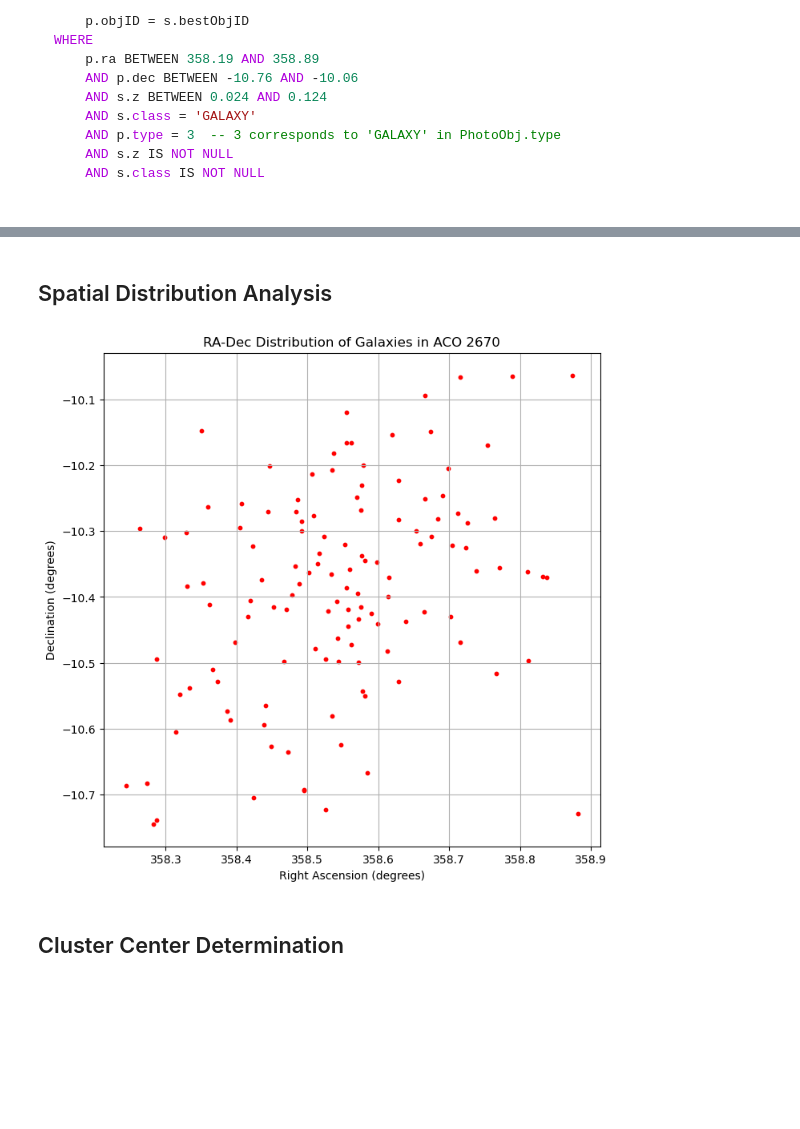
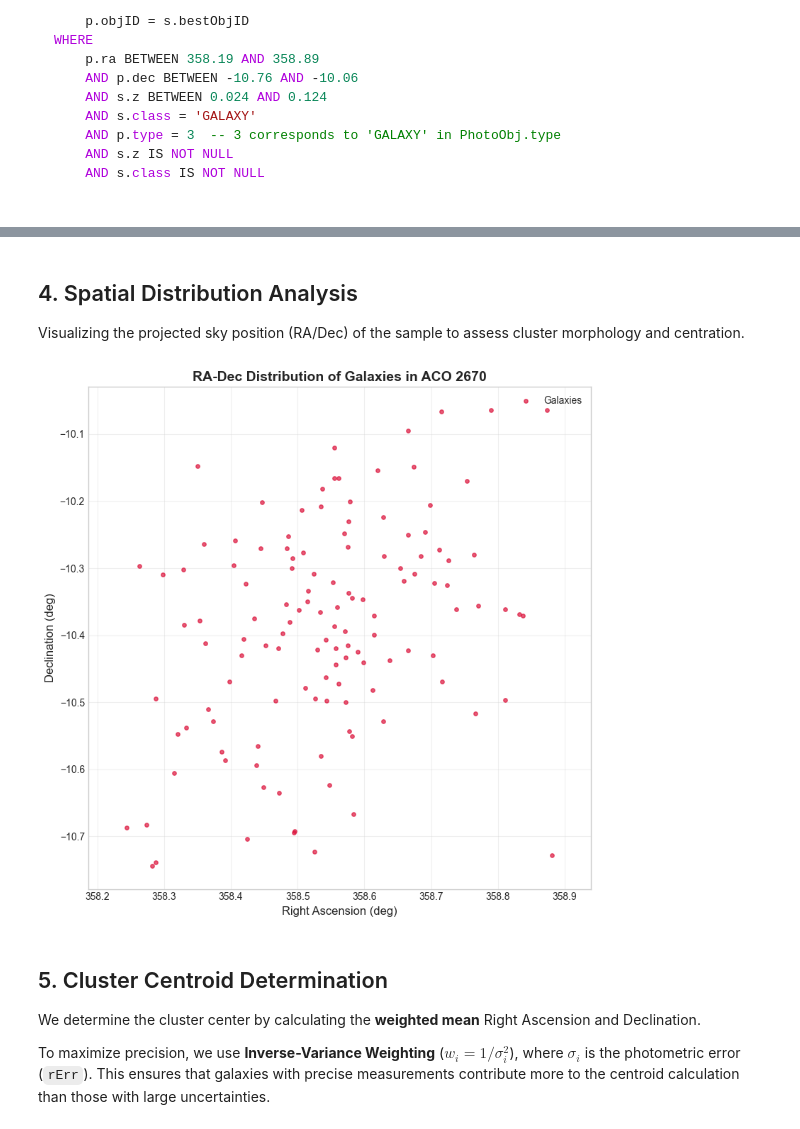
Before and after one commit to JacksonFergusonDev/Data-Science-Portfolio, a Jupyter notebook: astrophysics/aco_2670_dark_matter_analysis.ipynb, the cells around one changed output, grey strips where cells are left out. Cells and saved outputs as stored; diff of their text form; code cells hidden in the pictures; blank space fills up the shorter version.

```diff
--- a/astrophysics/aco_2670_dark_matter_analysis.ipynb
+++ b/astrophysics/aco_2670_dark_matter_analysis.ipynb
@@ -78,22 +147,45 @@ Number of member galaxies: 126
 # %% [markdown]
-## Spatial Distribution Analysis
+## 4. Spatial Distribution Analysis
+Visualizing the projected sky position (RA/Dec) of the sample to assess cluster morphology and centration.
 # %%
-# Step 2
+def plot_sky_distribution(ra_data, dec_data, title="Galaxy Distribution"):
+    """
+    Plots the 2D spatial distribution of galaxies.
 
-# Create the plot
-plt.figure(figsize=(8, 8))
-plt.scatter(member_galaxies["ra"], member_galaxies["dec"], color='red', s=10)
+    Parameters
+    ----------
+    ra_data : array-like
+        Right Ascension coordinates.
+    dec_data : array-like
+        Declination coordinates.
+    title : str
+        Plot title.
+    """
+    plt.figure(figsize=(8, 8))
 
-# Formatting
-plt.xlabel("Right Ascension (degrees)")
-plt.ylabel("Declination (degrees)")
-plt.title("RA-Dec Distribution of Galaxies in ACO 2670")
-plt.grid(True)
+    # Plot galaxy positions
+    plt.scatter(ra_data, dec_data, color='crimson', s=15, alpha=0.7, label='Galaxies')
 
-# Show the plot
-plt.show()
+    # Styling
+    plt.xlabel("Right Ascension (deg)", fontsize=12)
+    plt.ylabel("Declination (deg)", fontsize=12)
+    plt.title(title, fontsize=14, fontweight='bold')
+    plt.legend(loc='upper right')
+    plt.grid(True, alpha=0.3)
+    plt.axis('equal')  # Ensure spatial scales are consistent
+
+    plt.tight_layout()
+    plt.show()
+
+# -----------------------------------------------------------------------------
+# Execution
+# -----------------------------------------------------------------------------
+plot_sky_distribution(ra, dec, title="RA-Dec Distribution of Galaxies in ACO 2670")
 # %% [output]
-[figure, old version]
+[figure, new version]
 # %% [markdown]
-## Cluster Center Determination
+## 5. Cluster Centroid Determination
+We determine the cluster center by calculating the **weighted mean** Right Ascension and Declination.
+
+To maximize precision, we use **Inverse-Variance Weighting** ($w_i = 1/\sigma_i^2$), where $\sigma_i$ is the photometric error (`rErr`). This ensures that galaxies with precise measurements contribute more to the centroid calculation than those with large uncertainties.
 # %%
```
Also changed, not shown: parts of 39 cells of this notebook.
